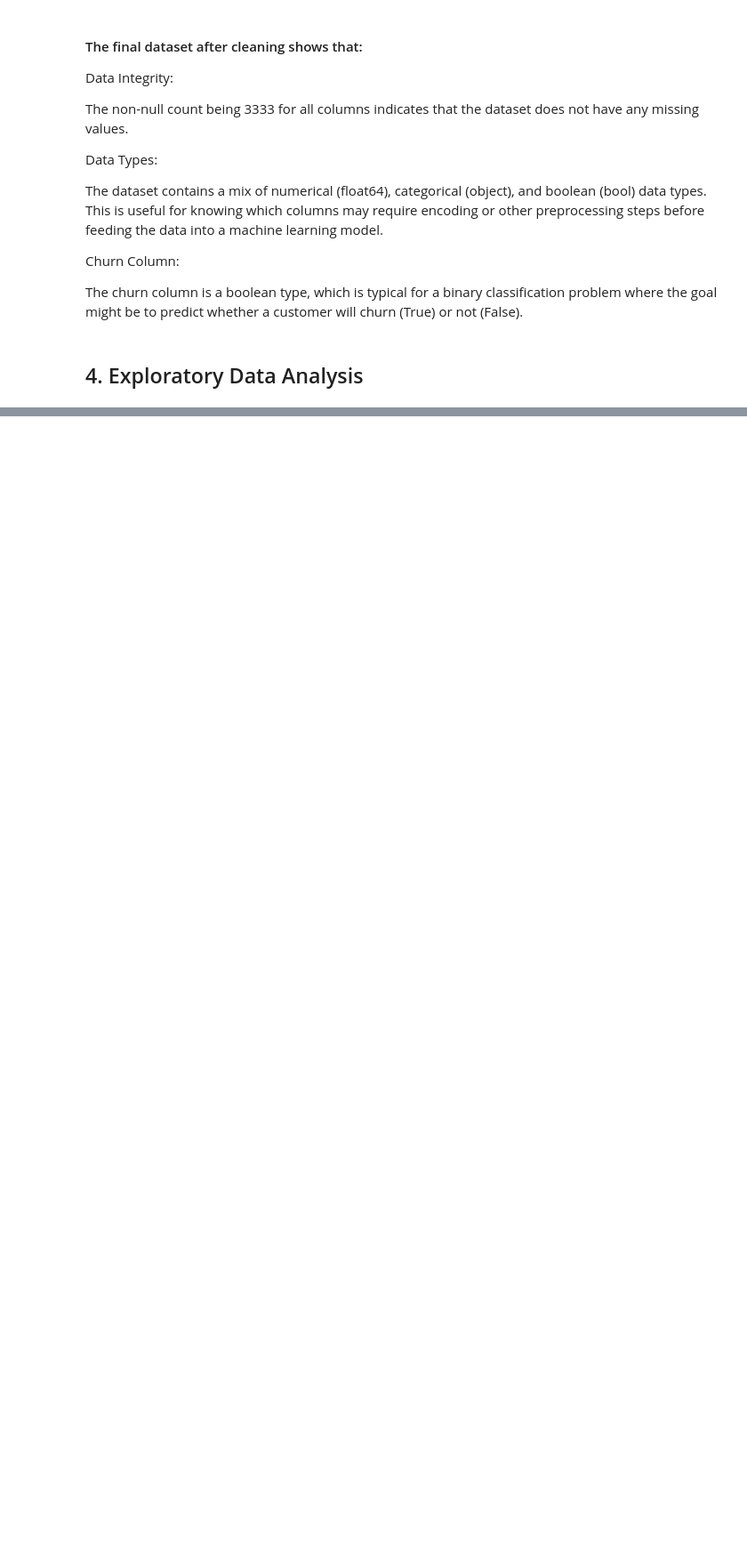
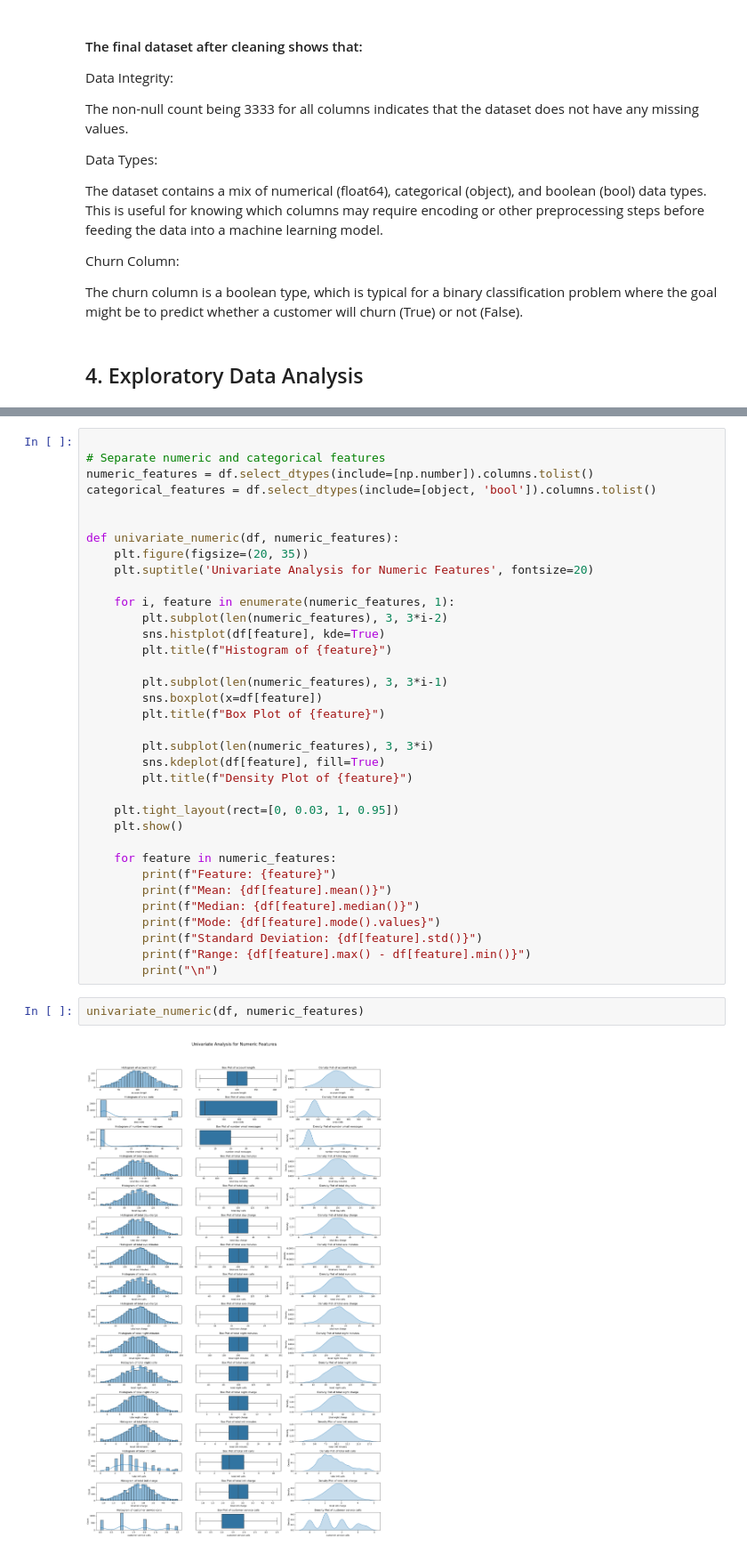
Before and after one commit to celinechege/churn_analysis, a Jupyter notebook: data_analysis/churn_data.ipynb, the cells around one changed output, grey strips where cells are left out. Shown at 89% size. Cells and saved outputs as stored; diff of their text form; blank space fills up the shorter version.

Commit message:
Exploratory data analysis

```diff
--- a/data_analysis/churn_data.ipynb
+++ b/data_analysis/churn_data.ipynb
@@ -397,0 +413,39 @@ The churn column is a boolean type, which is typical for a binary classification
+# %%
+
+# Separate numeric and categorical features
+numeric_features = df.select_dtypes(include=[np.number]).columns.tolist()
+categorical_features = df.select_dtypes(include=[object, 'bool']).columns.tolist()
+
+
+def univariate_numeric(df, numeric_features):
+    plt.figure(figsize=(20, 35))
+    plt.suptitle('Univariate Analysis for Numeric Features', fontsize=20)
+
+    for i, feature in enumerate(numeric_features, 1):
+        plt.subplot(len(numeric_features), 3, 3*i-2)
+        sns.histplot(df[feature], kde=True)
+        plt.title(f"Histogram of {feature}")
+
+        plt.subplot(len(numeric_features), 3, 3*i-1)
+        sns.boxplot(x=df[feature])
+        plt.title(f"Box Plot of {feature}")
+
+        plt.subplot(len(numeric_features), 3, 3*i)
+        sns.kdeplot(df[feature], fill=True)
+        plt.title(f"Density Plot of {feature}")
+
+    plt.tight_layout(rect=[0, 0.03, 1, 0.95])
+    plt.show()
+
+    for feature in numeric_features:
+        print(f"Feature: {feature}")
+        print(f"Mean: {df[feature].mean()}")
+        print(f"Median: {df[feature].median()}")
+        print(f"Mode: {df[feature].mode().values}")
+        print(f"Standard Deviation: {df[feature].std()}")
+        print(f"Range: {df[feature].max() - df[feature].min()}")
+        print("\n")
+# %%
+univariate_numeric(df, numeric_features)
+# %% [output]
+[figure, added]
```
Also changed, not shown: parts of 20 cells of this notebook.
